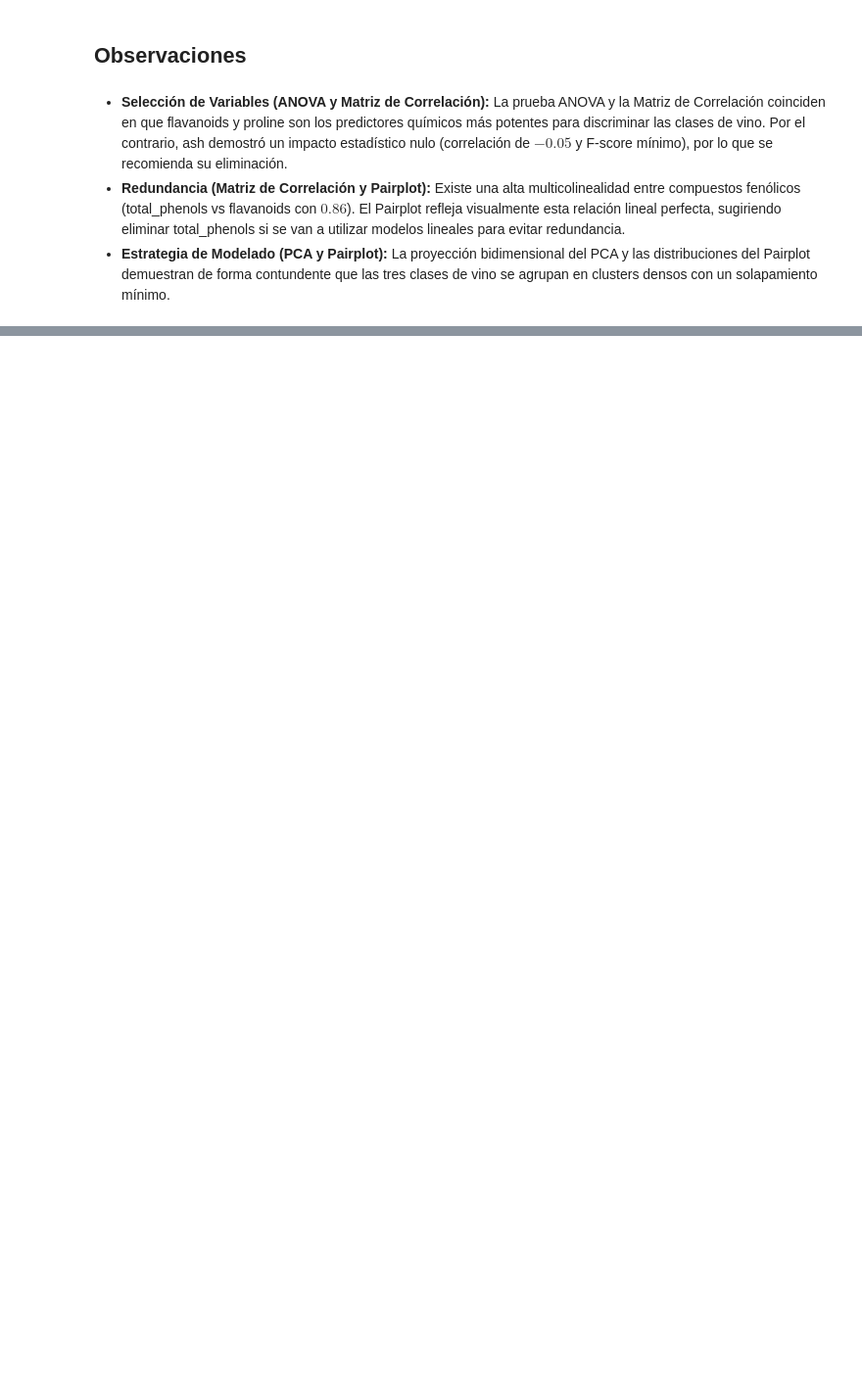
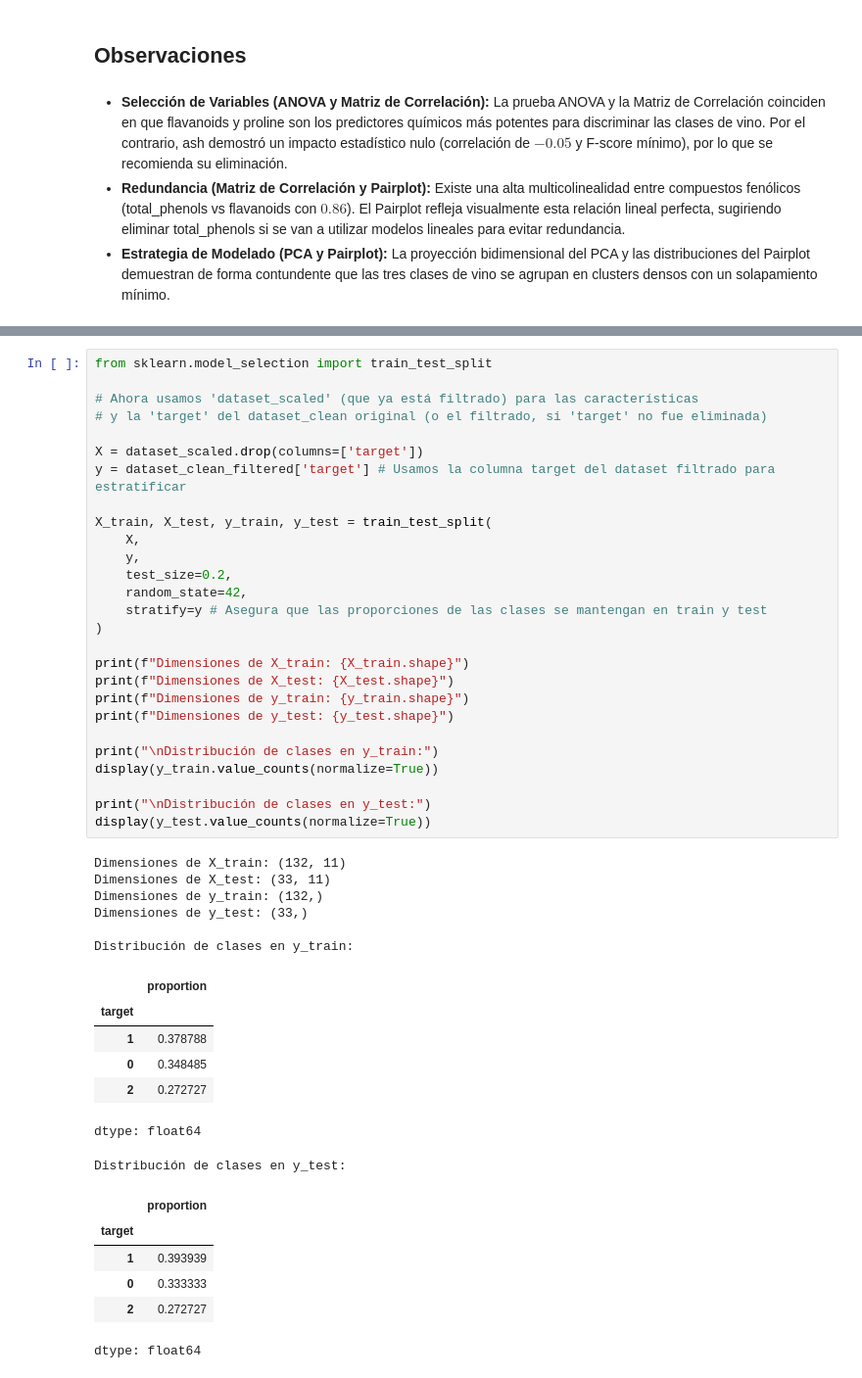
Before and after one commit to CoriAle/machine-learning-final-project, a Jupyter notebook: wine_dataset.ipynb, the cells around one changed output, grey strips where cells are left out. Shown at 98% size. Saved outputs shown, nothing was run; the diff lists cells and outputs as text; blank space fills up the shorter version.

Commit message:
Scaling, Feature engineering and train-test split

```diff
--- a/wine_dataset.ipynb
+++ b/wine_dataset.ipynb
@@ -594,0 +707,47 @@ plt.show()
+# %%
+from sklearn.model_selection import train_test_split
+
+# Ahora usamos 'dataset_scaled' (que ya está filtrado) para las características
+# y la 'target' del dataset_clean original (o el filtrado, si 'target' no fue eliminada)
+
+X = dataset_scaled.drop(columns=['target'])
+y = dataset_clean_filtered['target'] # Usamos la columna target del dataset filtrado para estratificar
+
+X_train, X_test, y_train, y_test = train_test_split(
+    X,
+    y,
+    test_size=0.2,
+    random_state=42,
+    stratify=y # Asegura que las proporciones de las clases se mantengan en train y test
+)
+
+print(f"Dimensiones de X_train: {X_train.shape}")
+print(f"Dimensiones de X_test: {X_test.shape}")
+print(f"Dimensiones de y_train: {y_train.shape}")
+print(f"Dimensiones de y_test: {y_test.shape}")
+
+print("\nDistribución de clases en y_train:")
+display(y_train.value_counts(normalize=True))
+
+print("\nDistribución de clases en y_test:")
+display(y_test.value_counts(normalize=True))
+# %% [output]
+Dimensiones de X_train: (132, 11)
+Dimensiones de X_test: (33, 11)
+Dimensiones de y_train: (132,)
+Dimensiones de y_test: (33,)
+
+Distribución de clases en y_train:
+|  | proportion |
+| target |  |
+| 1 | 0.378788 |
+| 0 | 0.348485 |
+| 2 | 0.272727 |
+dtype: float64
+Distribución de clases en y_test:
+|  | proportion |
+| target |  |
+| 1 | 0.393939 |
+| 0 | 0.333333 |
+| 2 | 0.272727 |
+dtype: float64
```
Also changed, not shown: parts of 22 cells of this notebook.
